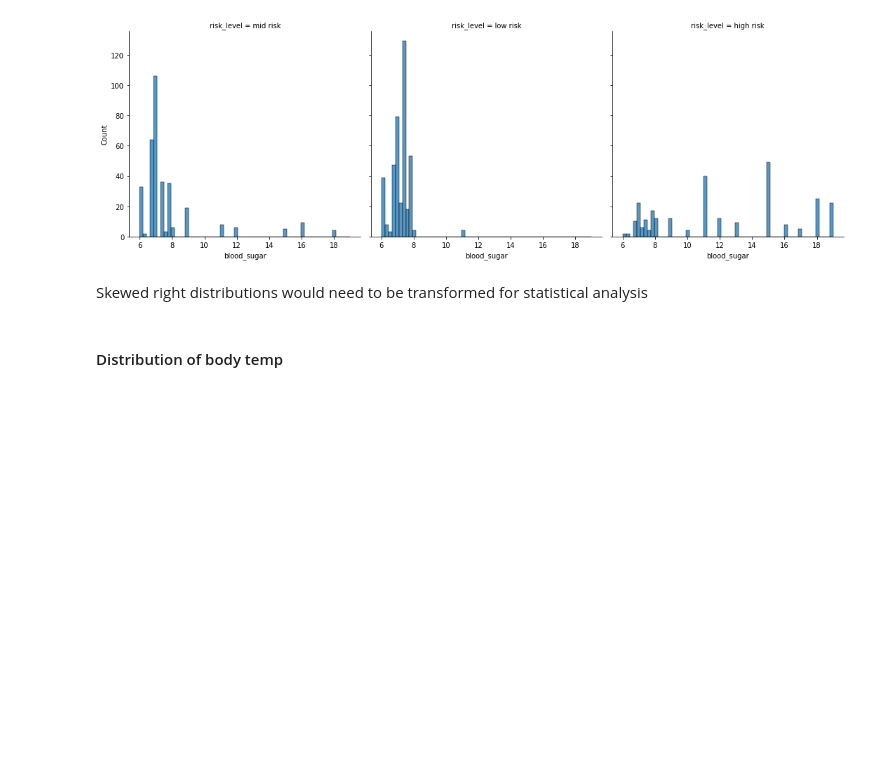
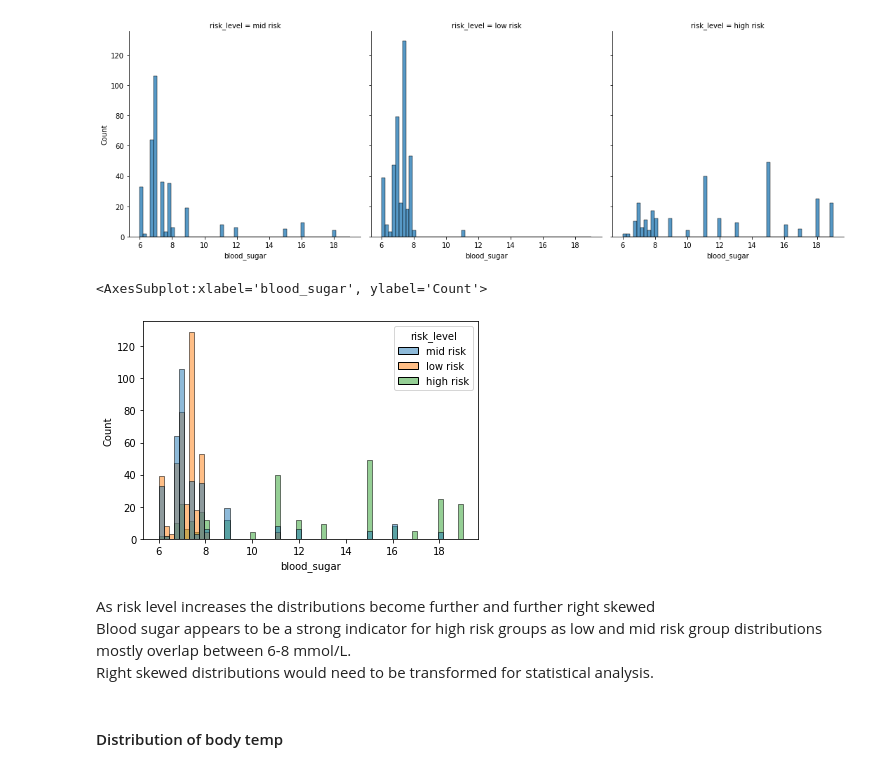
Before and after one commit to Fullcure3/maternal_risk, a Jupyter notebook: maternal_risk.ipynb, the cells around one changed output. Cells and saved outputs as stored; diff of their text form; code cells hidden in the pictures; blank space fills up the shorter version.

```diff
--- a/maternal_risk.ipynb
+++ b/maternal_risk.ipynb
@@ -220,8 +220,15 @@ sns.displot(data=maternal_risk, x=blood_sugar, col=risk_level, col_wrap=3)
 # %% [output]
 <seaborn.axisgrid.FacetGrid at 0x...>
 [figure]
+# %%
+sns.histplot(data=maternal_risk, x=blood_sugar, hue=risk_level)
+# %% [output]
+<AxesSubplot:xlabel='blood_sugar', ylabel='Count'>
+[figure, added]
 # %% [markdown]
-Skewed right distributions would need to be transformed for statistical analysis
+As risk level increases the distributions become further and further right skewed<br>
+Blood sugar appears to be a strong indicator for high risk groups as low and mid risk group distributions mostly overlap between 6-8 mmol/L.<br>
+Right skewed distributions would need to be transformed for statistical analysis.
 # %% [markdown]
 #### Distribution of body temp
 # %%
```
Also changed, not shown: parts of 14 cells of this notebook.
